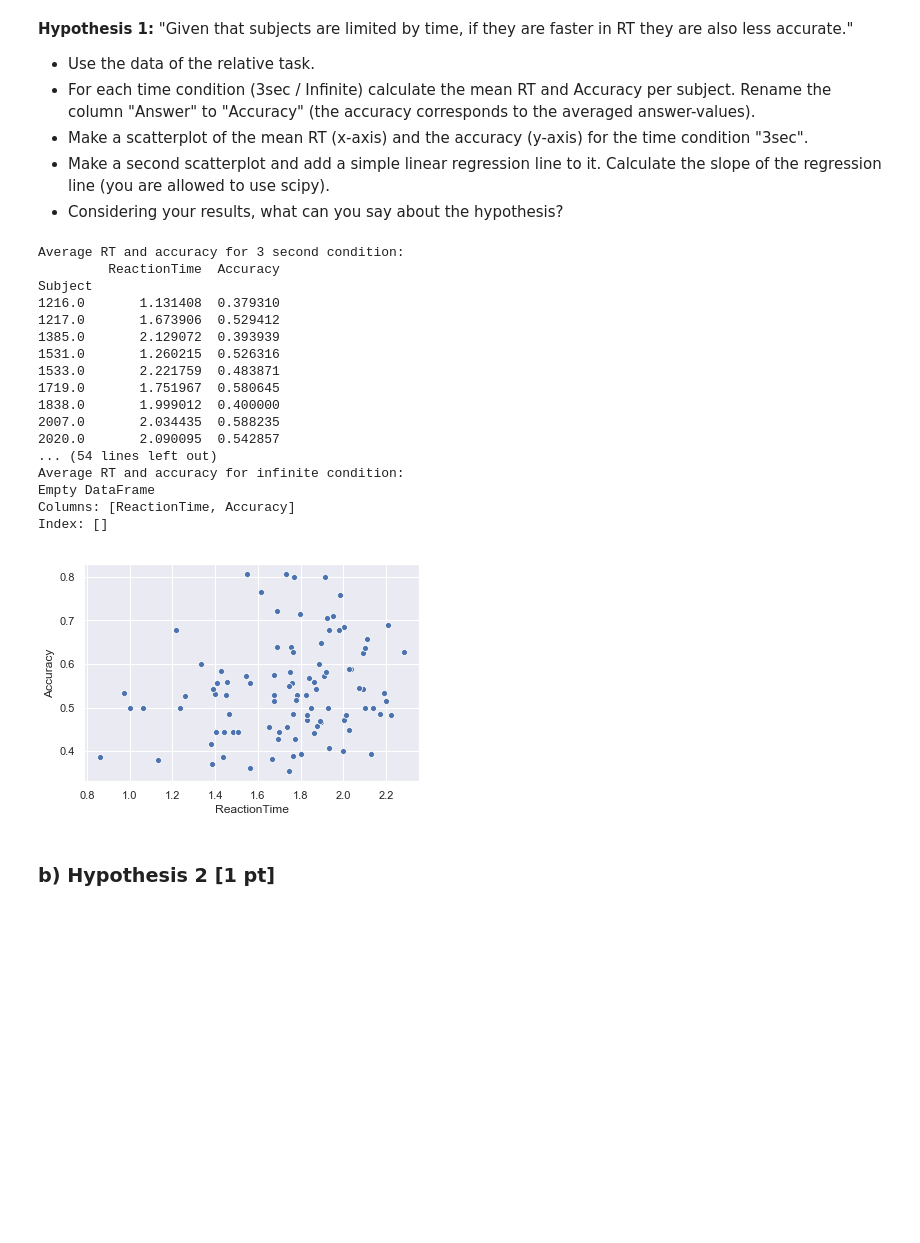
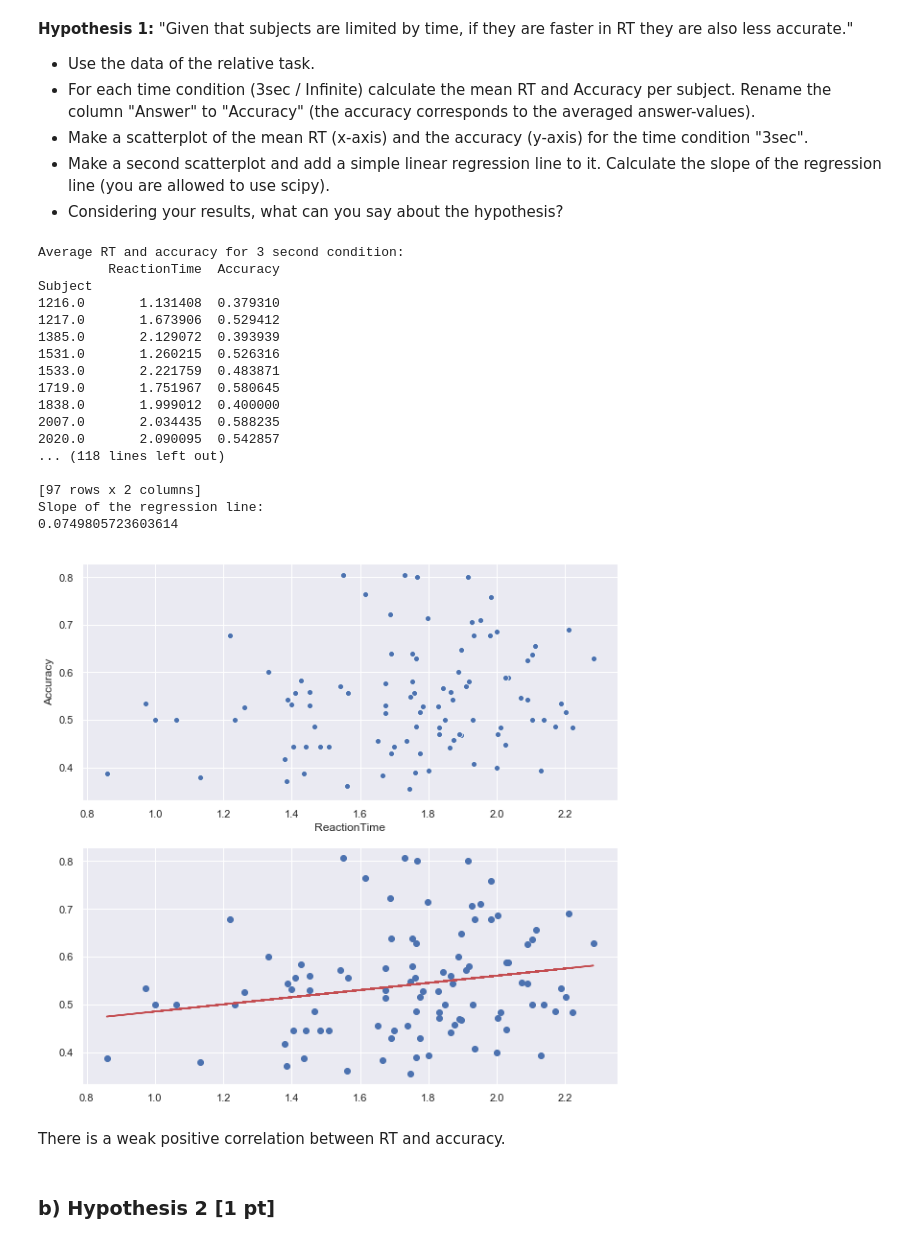
Before and after one commit to NBP-ACC/week-5-acc_8, a Jupyter notebook: sheet03.ipynb, the cells around one changed output. Drawn from its saved outputs; the diff is of its cells as text; code cells hidden in the pictures; blank space fills up the shorter version.

Commit message:
finished 2a and fixed plotting error in 1b

```diff
--- a/sheet03.ipynb
+++ b/sheet03.ipynb
@@ -158,11 +158,11 @@ def reject_outliers(data, m=2):
     return data[abs(data['ReactionTime'] - np.mean(data['ReactionTime'])) < m * np.std(data['ReactionTime'])]
 
 No_Out_abs_3sec = reject_outliers(df_mean_absolute[(df_mean_absolute['Time'] == '3sec')])
-No_Out_abs_Inf = reject_outliers(df_mean_absolute[(df_mean_absolute['Time'] == 'Inf')])
+No_Out_abs_Inf = reject_outliers(df_mean_absolute[(df_mean_absolute['Time'] == 'Infinite')])
 No_Out_point_3sec = reject_outliers(df_mean_pointing[(df_mean_pointing['Time'] == '3sec')])
-No_Out_point_Inf = reject_outliers(df_mean_pointing[(df_mean_pointing['Time'] == 'Inf')])
+No_Out_point_Inf = reject_outliers(df_mean_pointing[(df_mean_pointing['Time'] == 'Infinite')])
 No_Out_rel_3sec = reject_outliers(df_mean_relative[(df_mean_relative['Time'] == '3sec')])
-No_Out_rel_Inf = reject_outliers(df_mean_relative[(df_mean_relative['Time'] == 'Inf')])
+No_Out_rel_Inf = reject_outliers(df_mean_relative[(df_mean_relative['Time'] == 'Infinite')])
 
 No_Out_concat = pd.concat([No_Out_abs_3sec, No_Out_abs_Inf, No_Out_point_3sec, No_Out_point_Inf, No_Out_rel_3sec, No_Out_rel_Inf], ignore_index=True)
 
@@ -192,40 +192,48 @@ No_Out_violin_relative = sns.violinplot(data = No_Out_concat[(No_Out_concat['Tas
 # %%
 # TODO
 rel_Avg_3sec = pd.DataFrame(columns=['ReactionTime', 'Answer'])
 rel_Avg_3sec['ReactionTime'] = No_Out_rel_3sec.groupby('Subject')['ReactionTime'].mean()
 rel_Avg_3sec['Answer'] = No_Out_rel_3sec.groupby('Subject')['Answer'].mean()
 rel_Avg_3sec.rename(columns={'Answer': 'Accuracy'}, inplace=True)
 print("Average RT and accuracy for 3 second condition:")
 print(rel_Avg_3sec)
 
 rel_Avg_Inf = pd.DataFrame(columns=['ReactionTime', 'Answer'])
 rel_Avg_Inf['ReactionTime'] = No_Out_rel_Inf.groupby('Subject')['ReactionTime'].mean()
 rel_Avg_Inf['Answer'] = No_Out_rel_Inf.groupby('Subject')['Answer'].mean()
 rel_Avg_Inf.rename(columns={'Answer': 'Accuracy'}, inplace=True)
 print("Average RT and accuracy for infinite condition:")
 print(rel_Avg_Inf)
 
+figs, axes = plt.subplots(nrows=2, ncols=1, figsize=(10,10))
 
-fig_3sec = sns.scatterplot(x="ReactionTime", y="Accuracy", data=rel_Avg_3sec)
+fig_3sec_scatter = sns.scatterplot(x='ReactionTime', y='Accuracy', data=rel_Avg_3sec, ax = axes[0])
+slope, intercept, r_value, p_value, std_err = stats.linregress(rel_Avg_3sec['ReactionTime'], rel_Avg_3sec['Accuracy'])
+fig_3sec_reg = plt.plot(rel_Avg_3sec['ReactionTime'], rel_Avg_3sec['Accuracy'], 'o', label='original data')
+fig_3sec_reg = plt.plot(rel_Avg_3sec['ReactionTime'], intercept + slope*rel_Avg_3sec['ReactionTime'], 'r', label='fitted line')
+print('Slope of the regression line:')
+print(slope)
 # %% [output]
 Average RT and accuracy for 3 second condition:
          ReactionTime  Accuracy
 Subject
 1216.0       1.131408  0.379310
 1217.0       1.673906  0.529412
 1385.0       2.129072  0.393939
 1531.0       1.260215  0.526316
 1533.0       2.221759  0.483871
 1719.0       1.751967  0.580645
 1838.0       1.999012  0.400000
 2007.0       2.034435  0.588235
 2020.0       2.090095  0.542857
-... (54 lines left out)
-Average RT and accuracy for infinite condition:
-Empty DataFrame
-Columns: [ReactionTime, Accuracy]
-Index: []
+... (118 lines left out)
+
+[97 rows x 2 columns]
+Slope of the regression line:
+0.0749805723603614
-[figure, old version]
+[figure, new version]
+# %% [markdown]
+There is a weak positive correlation between RT and accuracy.
 # %% [markdown]
 ### b) Hypothesis 2 [1 pt]
 # %% [markdown]
```
Also changed, not shown: parts of 1 cell of this notebook.
